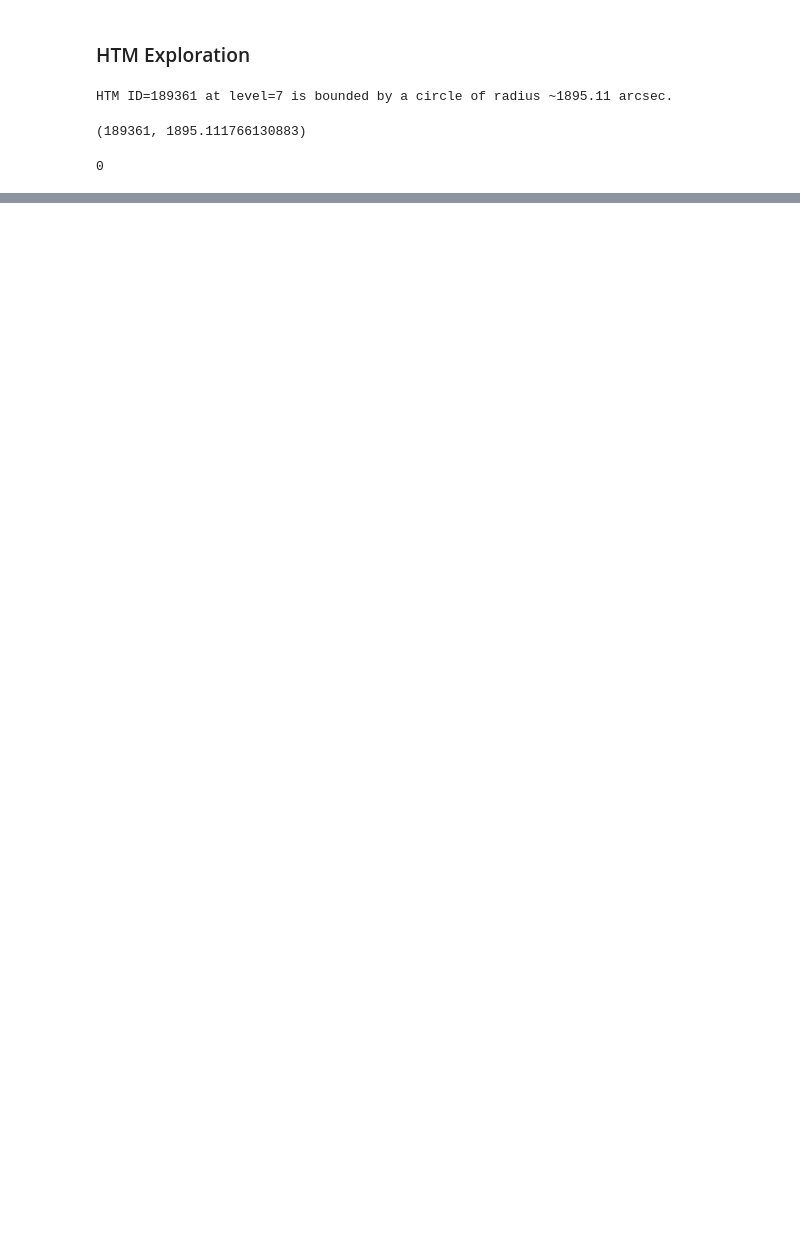
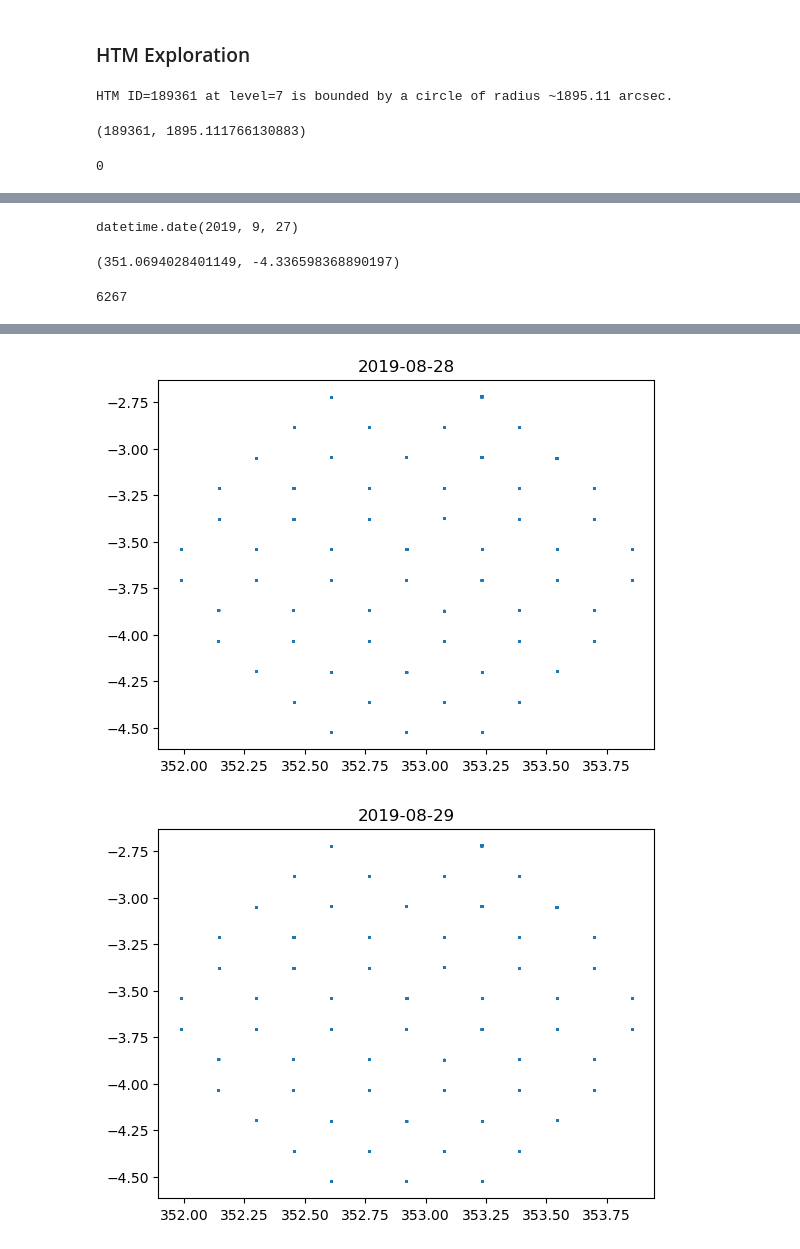
Before and after one commit to dirac-institute/kbmod, a Jupyter notebook: notebooks/region_search/Region Searching Workbook.ipynb, the cells around one changed output, grey strips where cells are left out. Drawn from its saved outputs; the diff is of its cells as text; code cells hidden in the pictures; blank space fills up the shorter version.

```diff
--- a/notebooks/region_search/Region Searching Workbook.ipynb
+++ b/notebooks/region_search/Region Searching Workbook.ipynb
@@ -933,0 +1103,4 @@ len(overlapping_sets)
+# %%
+# Here are the unique dates found in the discrete dataset
+unique_dates = sorted(set(id_to_date.values()))
+unique_dates
@@ -933,0 +1129,24 @@ len(overlapping_sets)
+# %%
+id_to_date[df["data_id"].iloc()[0]]
+# %% [output]
+datetime.date(2019, 9, 27)
+# %%
+id_to_coord[df["data_id"].iloc()[0]]
+# %% [output]
+(351.0694028401149, -4.336598368890197)
+# %%
+# We will make a dataframe with just the date we are checking
+df20190828 = df[df["ut_datetime"].dt.date == parser.parse("2019-08-28").date()]
+len(df20190828)
+# %% [output]
+6267
+# %%
+%%time
+# Visualize all of the unique dates, one at a time.
+for dt in unique_dates:
+    fig = plt.figure()
+    tmpdf = df[df["ut_datetime"].dt.date == parser.parse("2019-08-28").date()]
+    plt.scatter(*zip(*tmpdf["center_coord"]), s=1, alpha=0.5)
+    plt.title(f"{dt}")
+del tmpdf
+# %% [output]
@@ -933,0 +1155,2 @@ len(overlapping_sets)
+[figure, added]
+[figure, added]
```
Also changed, not shown: parts of 76 cells of this notebook.
